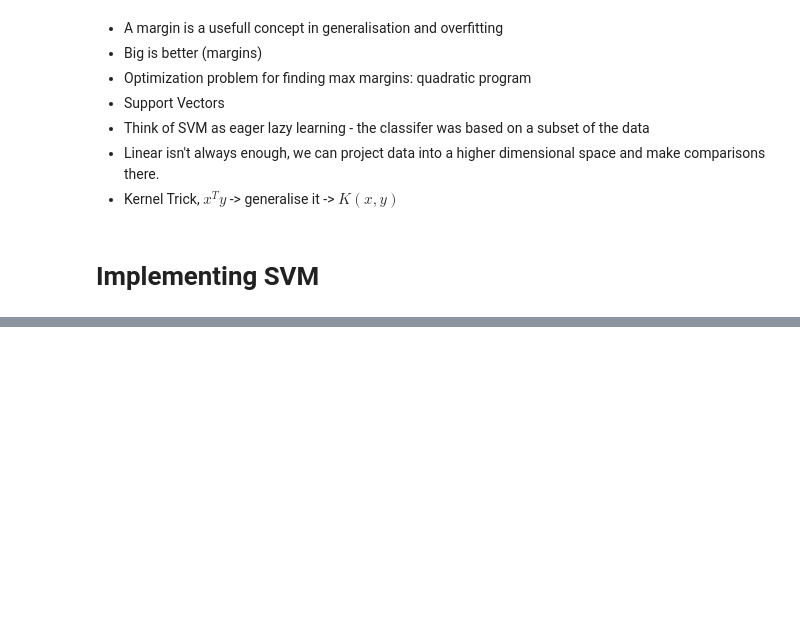
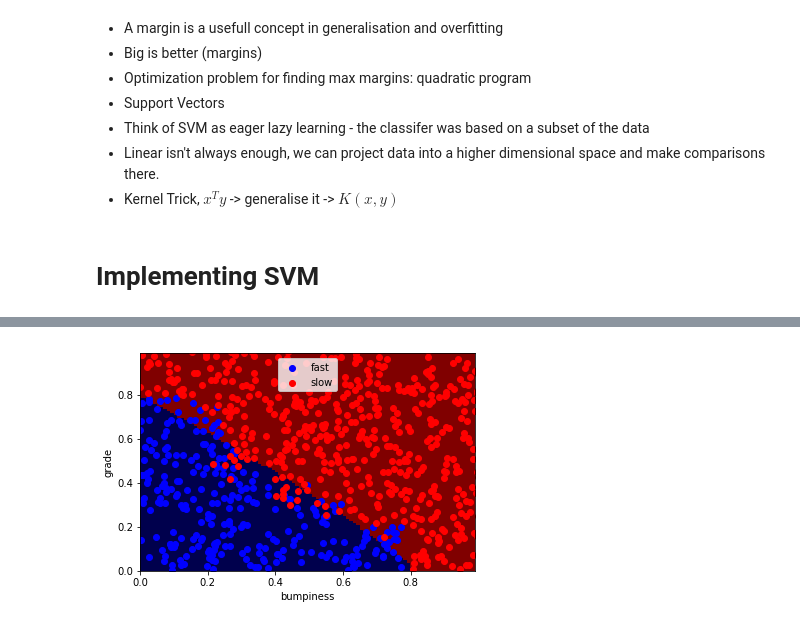
Before and after one commit to JeroenSchmidt/machine-learning, a Jupyter notebook: Notes/Supervised Learning/Support Vector Machines.ipynb, the cells around one changed output, grey strips where cells are left out. Cells and saved outputs as stored; diff of their text form; code cells hidden in the pictures; blank space fills up the shorter version.

```diff
--- a/Notes/Supervised Learning/Support Vector Machines.ipynb
+++ b/Notes/Supervised Learning/Support Vector Machines.ipynb
@@ -123,0 +220,7 @@ Thinking back to polynomial linear regression, in the SVM case we are sperating
+# %%
+clf_rbf = SVC(kernel="rbf")
+clf_rbf.fit(features_train, labels_train)
+%matplotlib inline
+prettyPicture(clf_rbf, features_train, labels_train)
+# %% [output]
+[figure, added]
```
Also changed, not shown: parts of 41 cells of this notebook.
